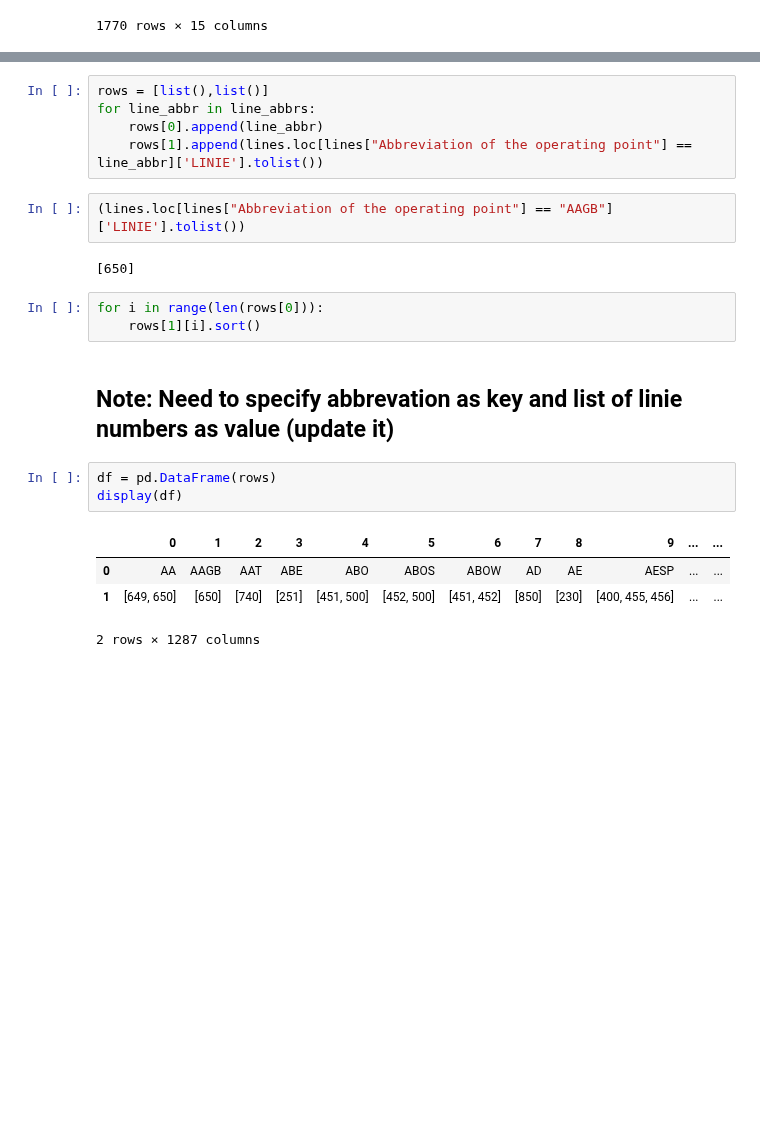
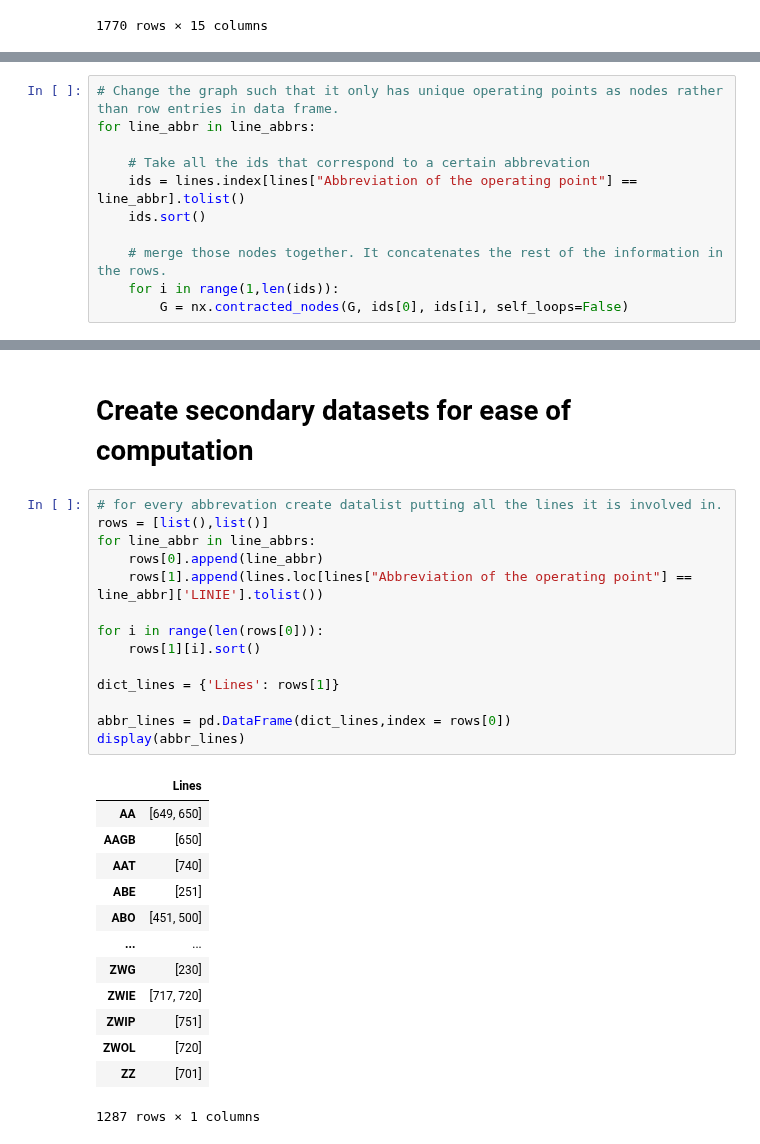
Before and after one commit to oalkayacd/polyhack2020, a Jupyter notebook: build_graph.ipynb, the cells around one changed output, grey strips where cells are left out. Saved outputs shown, nothing was run; the diff lists cells and outputs as text; blank space fills up the shorter version.

```diff
--- a/build_graph.ipynb
+++ b/build_graph.ipynb
@@ -46,0 +97,11 @@ The iterable function was deprecated in Matplotlib 3.1 and will be removed in 3.
+# %%
+# Change the graph such that it only has unique operating points as nodes rather than row entries in data frame.
+for line_abbr in line_abbrs:
+
+    # Take all the ids that correspond to a certain abbrevation
+    ids = lines.index[lines["Abbreviation of the operating point"] == line_abbr].tolist()
+    ids.sort()
+
+    # merge those nodes together. It concatenates the rest of the information in the rows.
+    for i in range(1,len(ids)):
+        G = nx.contracted_nodes(G, ids[0], ids[i], self_loops=False)
@@ -47,22 +112,30 @@ The iterable function was deprecated in Matplotlib 3.1 and will be removed in 3.
+# %% [markdown]
+# Create secondary datasets for ease of computation
 # %%
+# for every abbrevation create datalist putting all the lines it is involved in.
 rows = [list(),list()]
 for line_abbr in line_abbrs:
     rows[0].append(line_abbr)
     rows[1].append(lines.loc[lines["Abbreviation of the operating point"] == line_abbr]['LINIE'].tolist())
+
+for i in range(len(rows[0])):
+    rows[1][i].sort()
+
+dict_lines = {'Lines': rows[1]}
+
+abbr_lines = pd.DataFrame(dict_lines,index = rows[0])
+display(abbr_lines)
+# %% [output]
+|  | Lines |
+| AA | [649, 650] |
+| AAGB | [650] |
+| AAT | [740] |
+| ABE | [251] |
+| ABO | [451, 500] |
+| ... | ... |
+| ZWG | [230] |
+| ZWIE | [717, 720] |
+| ZWIP | [751] |
+| ZWOL | [720] |
+| ZZ | [701] |
+1287 rows × 1 columns
-# %%
-(lines.loc[lines["Abbreviation of the operating point"] == "AAGB"]['LINIE'].tolist())
-# %% [output]
-[650]
-# %%
-for i in range(len(rows[0])):
-    rows[1][i].sort()
-# %% [markdown]
-## Note: Need to specify abbrevation as key and list of linie numbers as value (update it)
-# %%
-df = pd.DataFrame(rows)
-display(df)
-# %% [output]
-|  | 0 | 1 | 2 | 3 | 4 | 5 | 6 | 7 | 8 | 9 | ... | ... |
-| 0 | AA | AAGB | AAT | ABE | ABO | ABOS | ABOW | AD | AE | AESP | ... | ... |
-| 1 | [649, 650] | [650] | [740] | [251] | [451, 500] | [452, 500] | [451, 452] | [850] | [230] | [400, 455, 456] | ... | ... |
-2 rows × 1287 columns
```
Also changed, not shown: parts of 24 cells of this notebook.
